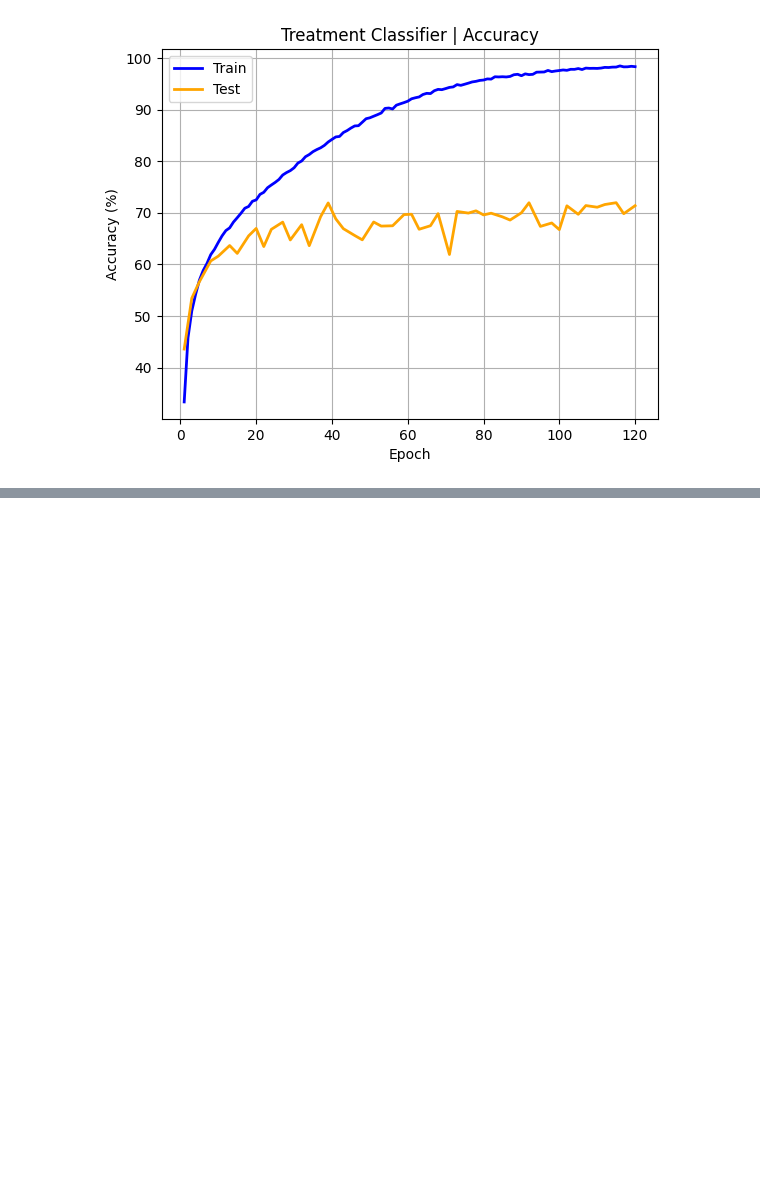
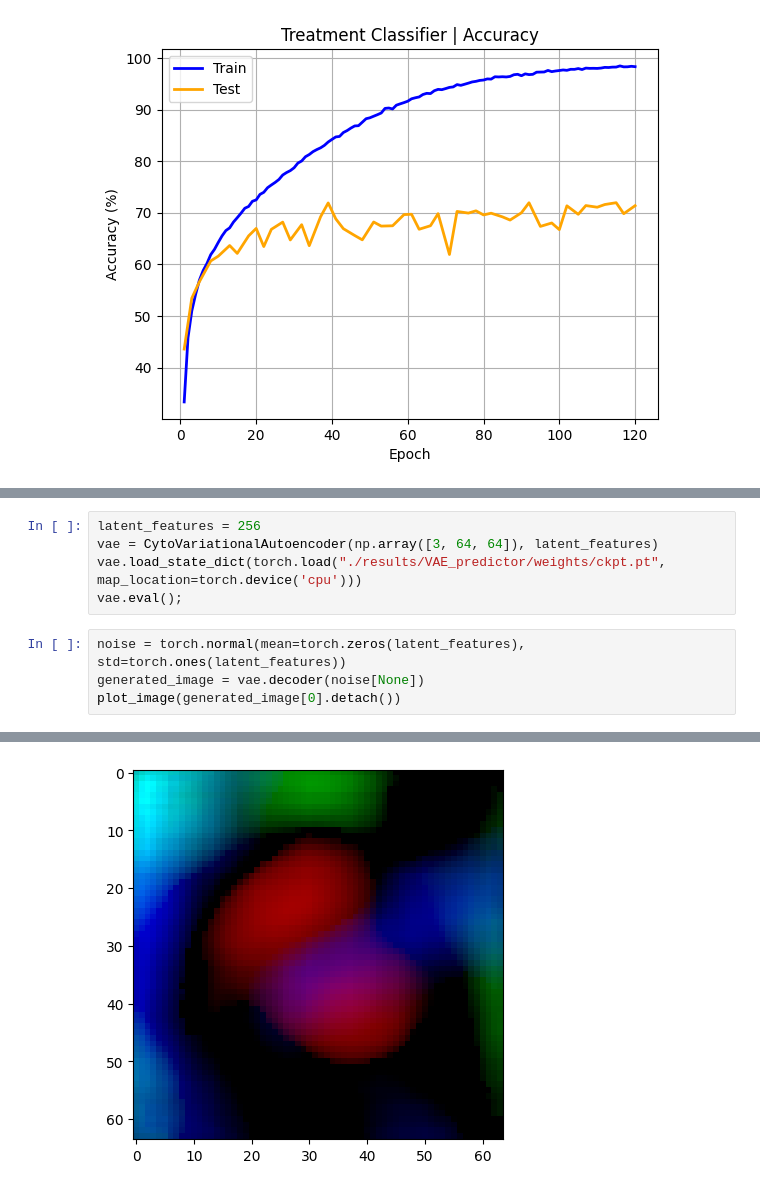
Before and after one commit to RasmusML/DiffCell, a Jupyter notebook: playground.ipynb, the cells around one changed output, grey strips where cells are left out. Cells and saved outputs as stored; diff of their text form; blank space fills up the shorter version.

```diff
--- a/playground.ipynb
+++ b/playground.ipynb
@@ -281,0 +319,10 @@ plot_treatment_classifier_accuracy(classifier_training_data)
+# %%
+latent_features = 256
+vae = CytoVariationalAutoencoder(np.array([3, 64, 64]), latent_features)
+vae.load_state_dict(torch.load("./results/VAE_predictor/weights/ckpt.pt", map_location=torch.device('cpu')))
+vae.eval();
+# %%
+noise = torch.normal(mean=torch.zeros(latent_features), std=torch.ones(latent_features))
+generated_image = vae.decoder(noise[None])
+plot_image(generated_image[0].detach())
+# %% [output]
@@ -281,0 +330 @@ plot_treatment_classifier_accuracy(classifier_training_data)
+[figure, added]
```
Also changed, not shown: parts of 25 cells of this notebook, 2 other files.
